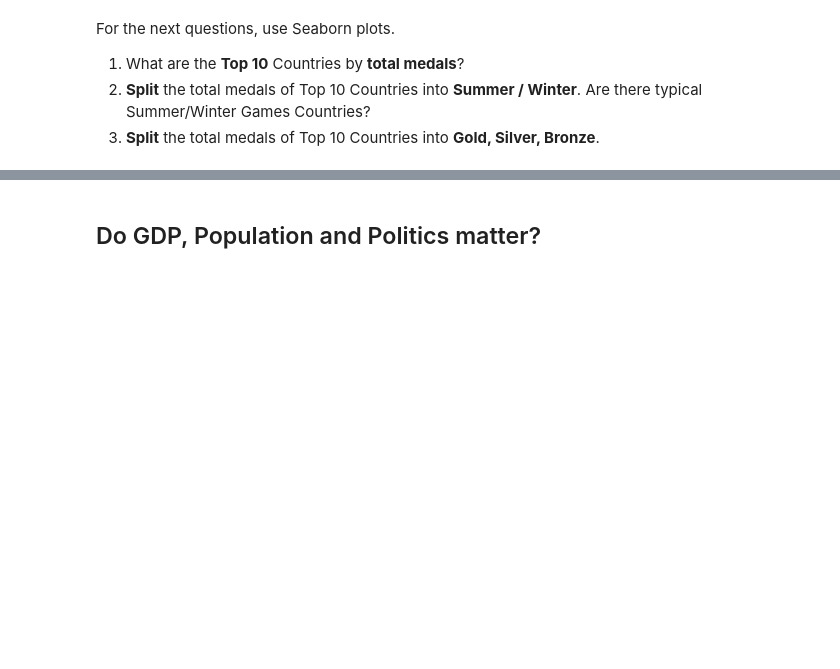
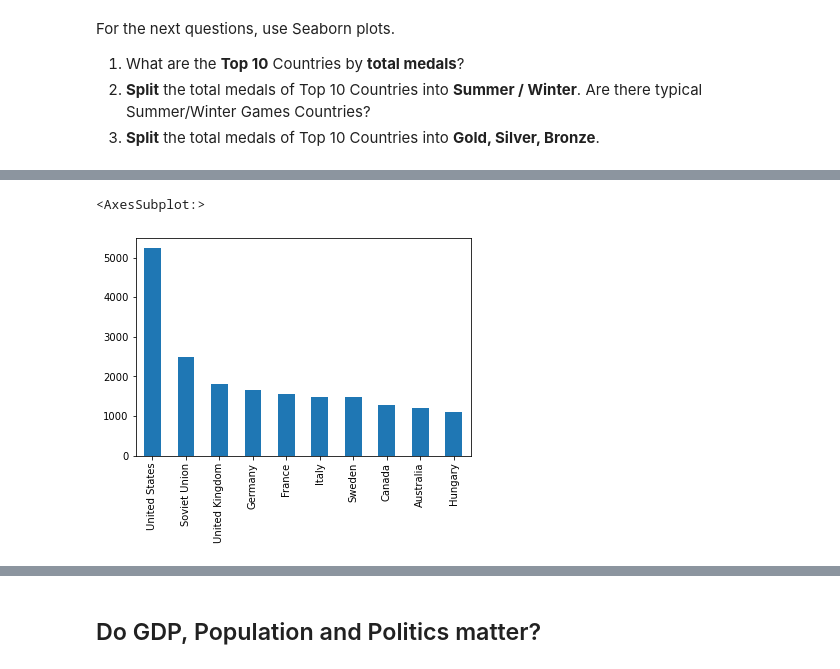
Before and after one commit to hamednasr/Explanatory-Data-Analysis, a Jupyter notebook: Explanatory_DataAnalysis_Challenge.ipynb, the cells around one changed output, grey strips where cells are left out. Saved outputs shown, nothing was run; the diff lists cells and outputs as text; code cells hidden in the pictures; blank space fills up the shorter version.

```diff
--- a/Explanatory_DataAnalysis_Challenge.ipynb
+++ b/Explanatory_DataAnalysis_Challenge.ipynb
@@ -441,0 +502,5 @@ For the next questions, use Seaborn plots.
+# %%
+olympics.Country.value_counts()[:10].plot(kind = 'bar')
+# %% [output]
+<AxesSubplot:>
+[figure, added]
```
Also changed, not shown: parts of 20 cells of this notebook.
